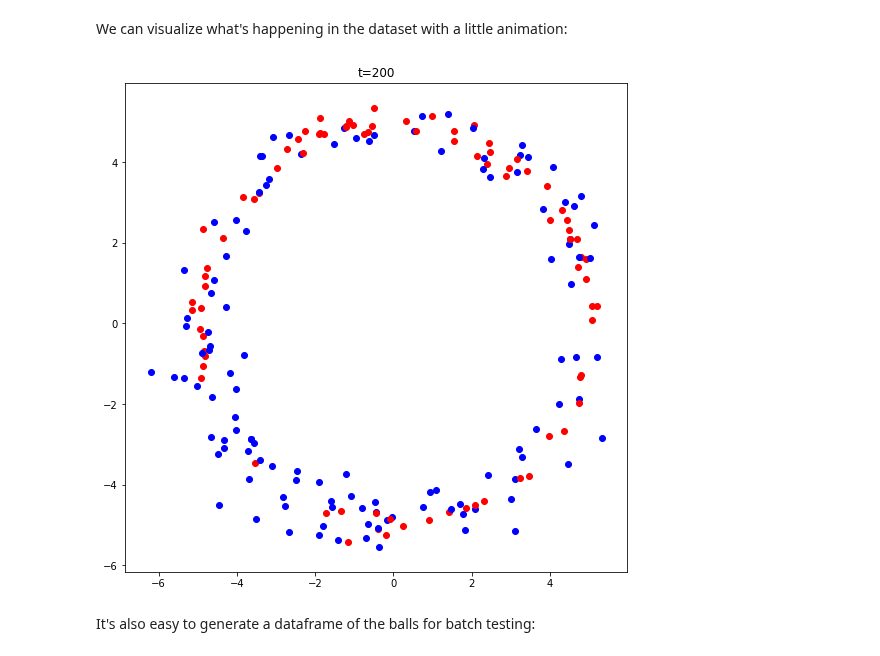
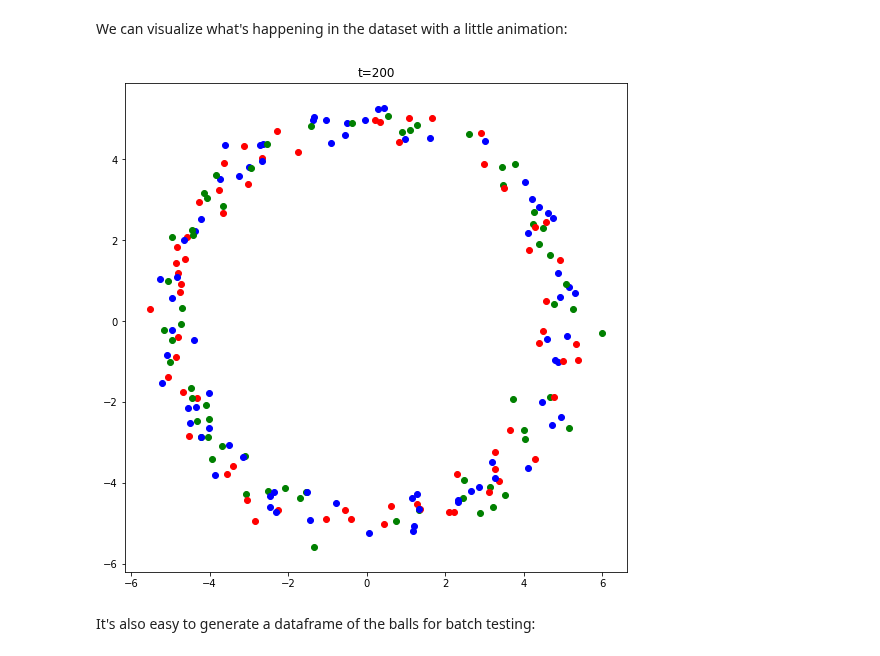
Before and after one commit to AndreasAlam/olac, a Jupyter notebook: notebooks/jdb-data-roving-balls.ipynb, the cells around one changed output. Cells and saved outputs as stored; diff of their text form; code cells hidden in the pictures.

```diff
--- a/notebooks/jdb-data-roving-balls.ipynb
+++ b/notebooks/jdb-data-roving-balls.ipynb
@@ -42,16 +42,18 @@ roving_balls(steps=1000, period=1000, radius=5, var1=1, var2=1, center=(0, 0))
         Data point of form [x1, x2, label]
 # %% [markdown]
 We can visualize what's happening in the dataset with a little animation:
+# %%
+colors = ['r','g','b']
 # %%
-for t, x in enumerate(roving_balls(steps=200, period=150, var1=0.2, var2=0.5)):
-    plt.scatter(*x[:2], color=['r','b'][int(x[-1])])
+for t, x in enumerate(roving_balls(balls=3, steps=200, period=200, vars=0.3)):
+    plt.scatter(*x[:2], color=colors[int(x[-1])])
     plt.title(f't={t}')
     display.clear_output(wait=True)
     display.display(plt.gcf())
 
 display.clear_output()
 # %% [output]
-[figure, old version]
+[figure, new version]
 # %% [markdown]
 It's also easy to generate a dataframe of the balls for batch testing:
 # %%
```
Also changed, not shown: parts of 4 cells of this notebook, 1 other file.
